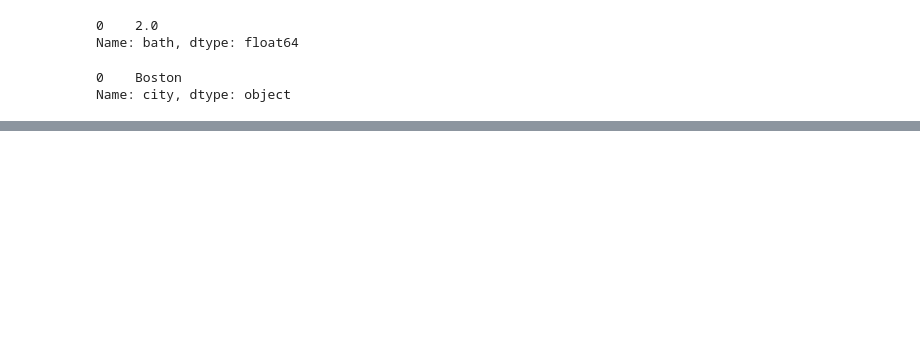
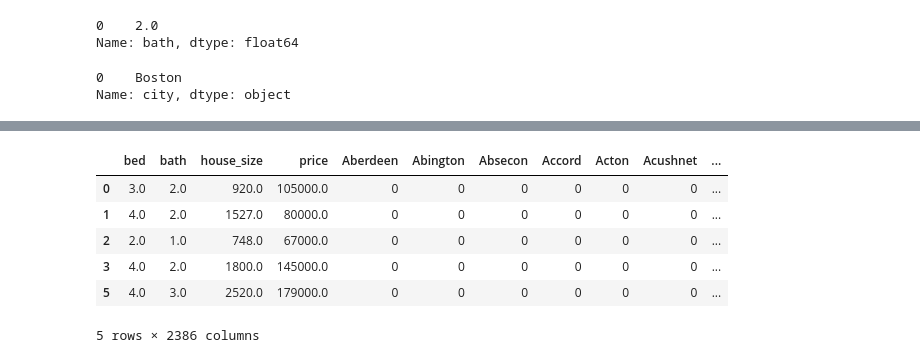
Before and after one commit to zinakhazaee/MachineLearning-SupervisedLearning_Regression, a Jupyter notebook: usa_real_estate.ipynb, the cells around one changed output, grey strips where cells are left out. Saved outputs shown, nothing was run; the diff lists cells and outputs as text; code cells hidden in the pictures; blank space fills up the shorter version.

```diff
--- a/usa_real_estate.ipynb
+++ b/usa_real_estate.ipynb
@@ -356,0 +392,18 @@ Name: city, dtype: object
+# %%
+dummy = pd.get_dummies(house_reduced['city'],drop_first=True)
+# %%
+dummy2 = pd.get_dummies(house_reduced['state'],drop_first=True)
+# %%
+df_df = house_reduced.drop(columns=['city','state'],axis=1)
+# %%
+final_df = pd.concat([df_df,dummy , dummy2],axis=1)
+# %%
+final_df.head()
+# %% [output]
+|  | bed | bath | house_size | price | Aberdeen | Abington | Absecon | Accord | Acton | Acushnet | ... |
+| 0 | 3.0 | 2.0 | 920.0 | 105000.0 | 0 | 0 | 0 | 0 | 0 | 0 | ... |
+| 1 | 4.0 | 2.0 | 1527.0 | 80000.0 | 0 | 0 | 0 | 0 | 0 | 0 | ... |
+| 2 | 2.0 | 1.0 | 748.0 | 67000.0 | 0 | 0 | 0 | 0 | 0 | 0 | ... |
+| 3 | 4.0 | 2.0 | 1800.0 | 145000.0 | 0 | 0 | 0 | 0 | 0 | 0 | ... |
+| 5 | 4.0 | 3.0 | 2520.0 | 179000.0 | 0 | 0 | 0 | 0 | 0 | 0 | ... |
+5 rows × 2386 columns
```
Also changed, not shown: parts of 13 cells of this notebook.
